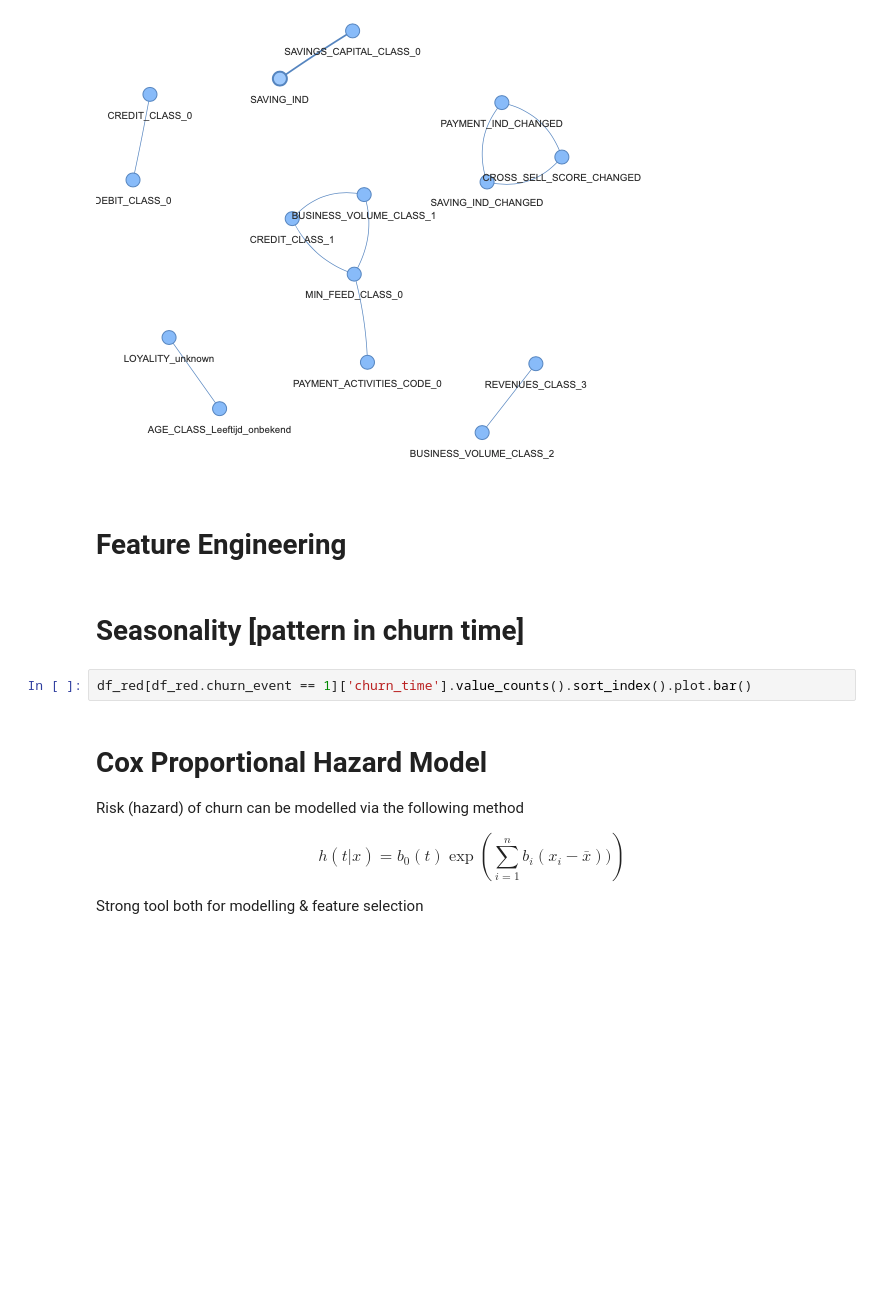
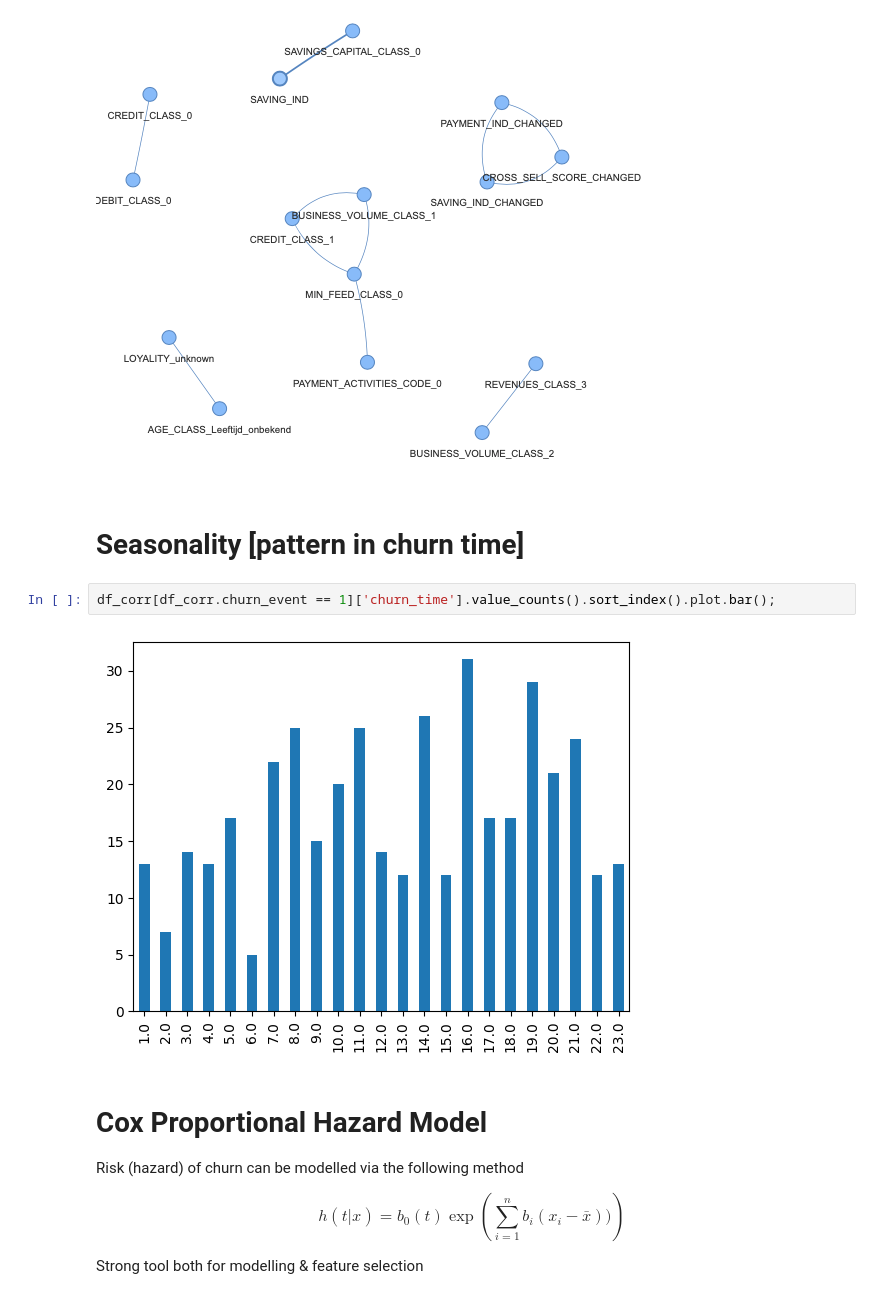
Before and after one commit to Senejohnny/ml, a Jupyter notebook: Notebooks/ABN_AMRO/churn_prediction.ipynb, the cells around one changed output. Cells and saved outputs as stored; diff of their text form; blank space fills up the shorter version.

```diff
--- a/Notebooks/ABN_AMRO/churn_prediction.ipynb
+++ b/Notebooks/ABN_AMRO/churn_prediction.ipynb
@@ -374,12 +372,12 @@ display.Image("./graph/graph.png")
 # SAVING_INDEX_CHANGED & PAYMENT_IND_CHANGED & CROSS_SELL_SCORE_CHANGED
 # %% [output]
 [figure]
-# %% [markdown]
-# Feature Engineering
 # %% [markdown]
 # Seasonality [pattern in churn time]
 # %%
-df_red[df_red.churn_event == 1]['churn_time'].value_counts().sort_index().plot.bar()
+df_corr[df_corr.churn_event == 1]['churn_time'].value_counts().sort_index().plot.bar();
+# %% [output]
+[figure, added]
 # %% [markdown]
 # Cox Proportional Hazard Model
 Risk (hazard) of churn can be modelled via the following method
```
Also changed, not shown: parts of 7 cells of this notebook.
